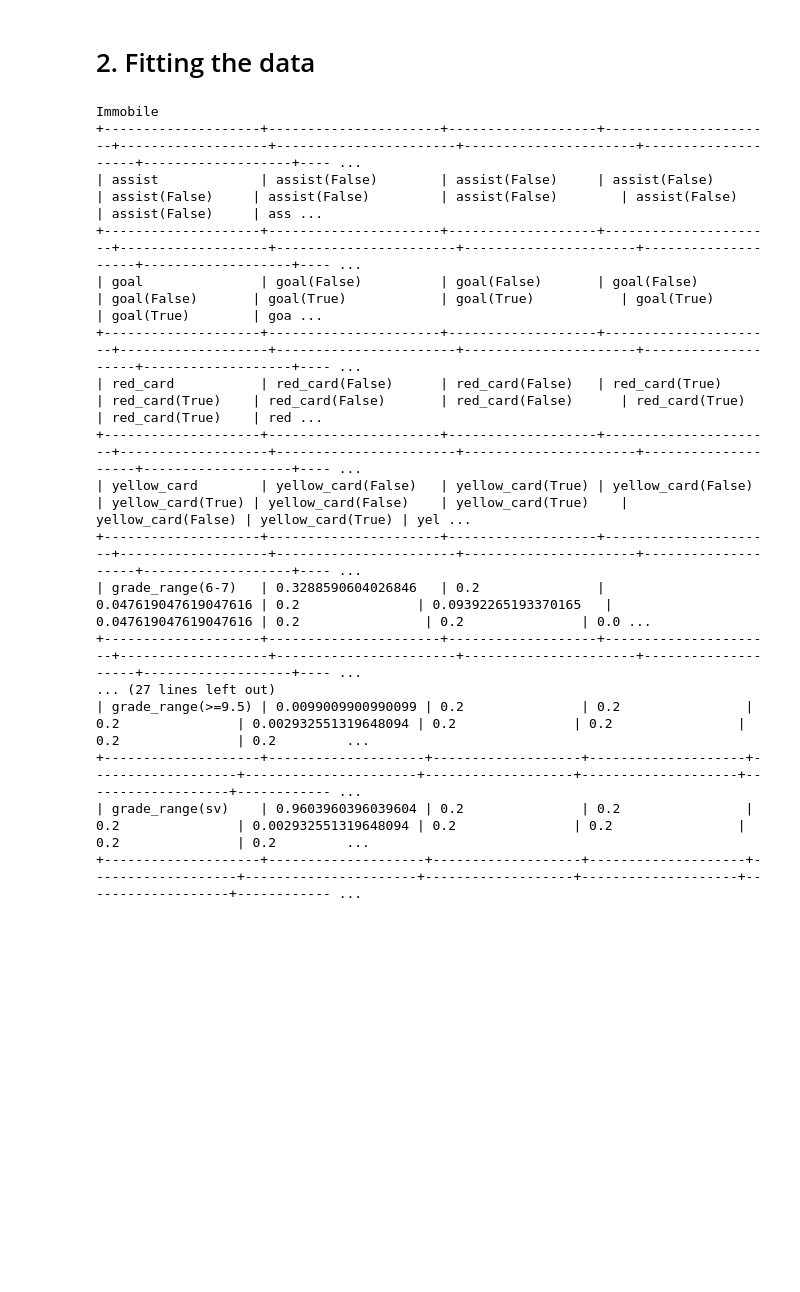
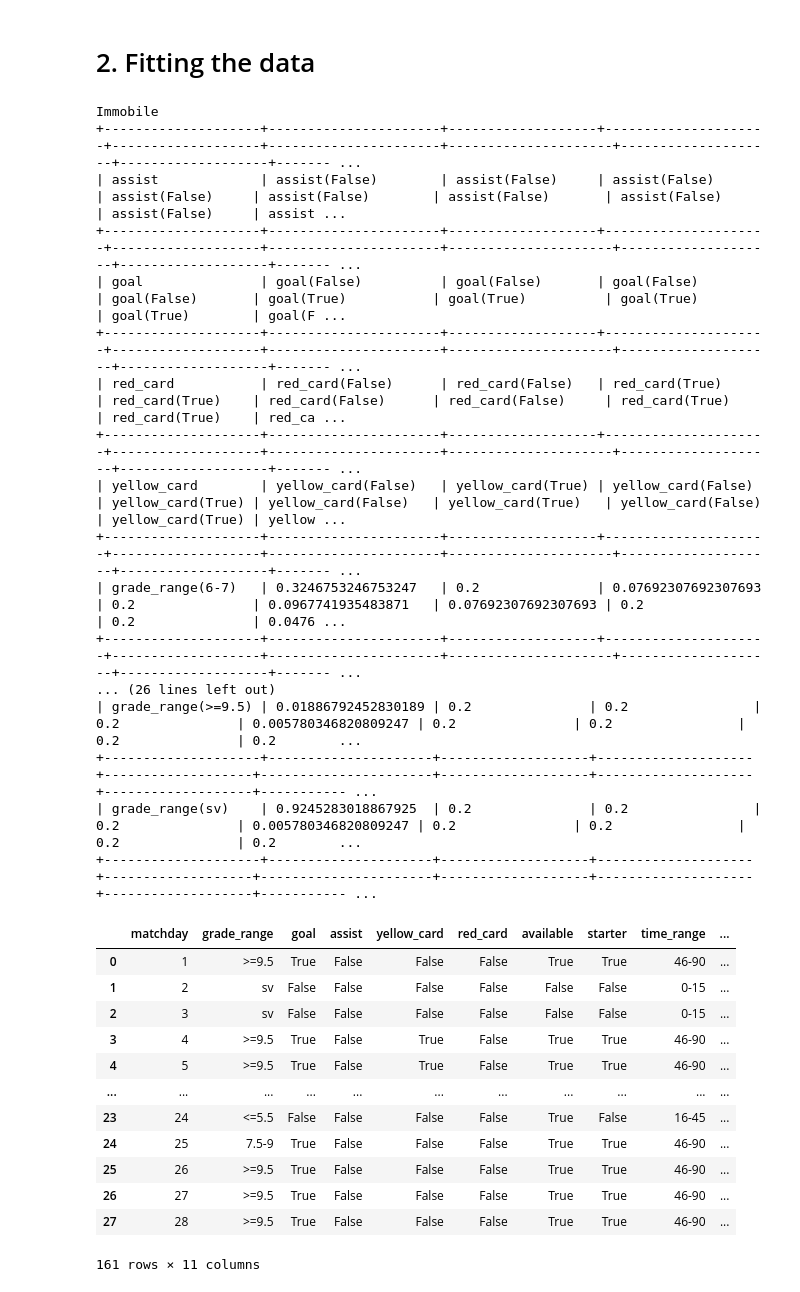
Before and after one commit to SalvoPisciotta/FantaBayesianNet, a Jupyter notebook: src/FantaBayesianNet.ipynb, the cells around one changed output. Cells and saved outputs as stored; diff of their text form; code cells hidden in the pictures; blank space fills up the shorter version.

```diff
--- a/src/FantaBayesianNet.ipynb
+++ b/src/FantaBayesianNet.ipynb
@@ -95,11 +97,12 @@ Saving stats_ibrahimovic.csv to stats_ibrahimovic.csv
 # %%
 import pandas as pd
 from pgmpy.estimators import BayesianEstimator
+
 # Loading player dataframe (Immobile)
 model_immobile = model.copy()
 df_immobile = pd.read_csv("stats_immobile.csv")
 # Fitting model
-model_immobile.fit(df_immobile, estimator=BayesianEstimator)
+model_immobile.fit(df_immobile, estimator=BayesianEstimator,prior_type="BDeu",equivalent_sample_size=10,complete_samples_only=False)
 print("Immobile")
 print(model_immobile.get_cpds("grade_range"))
 
@@ -107,31 +110,55 @@ print(model_immobile.get_cpds("grade_range"))
 model_ibrahimovic = model.copy()
 df_ibrahimovic = pd.read_csv("stats_ibrahimovic.csv")
 # Fitting model
-model_ibrahimovic.fit(df_ibrahimovic, estimator=BayesianEstimator)
-print("Ibrahimovic")
+model_ibrahimovic.fit(df_ibrahimovic, estimator=BayesianEstimator,prior_type='BDeu', equivalent_sample_size=1000)
+#print("Ibrahimovic")
 #print(model_ibrahimovic.get_cpds("deployability"))
 
 # Second version of the model, it provides better results wrt the real domain but smoothing...
 model_immobile_2 = model_2.copy()
 # Fitting model
-model_immobile_2.fit(df_immobile, estimator=BayesianEstimator)
+model_immobile_2.fit(df_immobile, estimator=BayesianEstimator,prior_type="BDeu",equivalent_sample_size=10,complete_samples_only=False)
 print("Immobile second model")
 print(model_immobile_2.get_cpds("grade_range"))
 # %% [output]
 Immobile
-+--------------------+----------------------+-------------------+----------------------+-------------------+-----------------------+----------------------+--------------------+-------------------+---- ...
-| assist             | assist(False)        | assist(False)     | assist(False)        | assist(False)     | assist(False)         | assist(False)        | assist(False)      | assist(False)     | ass ...
-+--------------------+----------------------+-------------------+----------------------+-------------------+-----------------------+----------------------+--------------------+-------------------+---- ...
-| goal               | goal(False)          | goal(False)       | goal(False)          | goal(False)       | goal(True)            | goal(True)           | goal(True)         | goal(True)        | goa ...
-+--------------------+----------------------+-------------------+----------------------+-------------------+-----------------------+----------------------+--------------------+-------------------+---- ...
-| red_card           | red_card(False)      | red_card(False)   | red_card(True)       | red_card(True)    | red_card(False)       | red_card(False)      | red_card(True)     | red_card(True)    | red ...
-+--------------------+----------------------+-------------------+----------------------+-------------------+-----------------------+----------------------+--------------------+-------------------+---- ...
-| yellow_card        | yellow_card(False)   | yellow_card(True) | yellow_card(False)   | yellow_card(True) | yellow_card(False)    | yellow_card(True)    | yellow_card(False) | yellow_card(True) | yel ...
-+--------------------+----------------------+-------------------+----------------------+-------------------+-----------------------+----------------------+--------------------+-------------------+---- ...
-| grade_range(6-7)   | 0.3288590604026846   | 0.2               | 0.047619047619047616 | 0.2               | 0.09392265193370165   | 0.047619047619047616 | 0.2                | 0.2               | 0.0 ...
-+--------------------+----------------------+-------------------+----------------------+-------------------+-----------------------+----------------------+--------------------+-------------------+---- ...
-... (27 lines left out)
-| grade_range(>=9.5) | 0.0099009900990099 | 0.2               | 0.2                | 0.2               | 0.002932551319648094 | 0.2               | 0.2                | 0.2               | 0.2         ...
-+--------------------+--------------------+-------------------+--------------------+-------------------+----------------------+-------------------+--------------------+-------------------+------------ ...
-| grade_range(sv)    | 0.9603960396039604 | 0.2               | 0.2                | 0.2               | 0.002932551319648094 | 0.2               | 0.2                | 0.2               | 0.2         ...
-+--------------------+--------------------+-------------------+--------------------+-------------------+----------------------+-------------------+--------------------+-------------------+------------ ...
++--------------------+----------------------+-------------------+---------------------+-------------------+----------------------+---------------------+--------------------+-------------------+------- ...
+| assist             | assist(False)        | assist(False)     | assist(False)       | assist(False)     | assist(False)        | assist(False)       | assist(False)      | assist(False)     | assist ...
++--------------------+----------------------+-------------------+---------------------+-------------------+----------------------+---------------------+--------------------+-------------------+------- ...
+| goal               | goal(False)          | goal(False)       | goal(False)         | goal(False)       | goal(True)           | goal(True)          | goal(True)         | goal(True)        | goal(F ...
++--------------------+----------------------+-------------------+---------------------+-------------------+----------------------+---------------------+--------------------+-------------------+------- ...
+| red_card           | red_card(False)      | red_card(False)   | red_card(True)      | red_card(True)    | red_card(False)      | red_card(False)     | red_card(True)     | red_card(True)    | red_ca ...
++--------------------+----------------------+-------------------+---------------------+-------------------+----------------------+---------------------+--------------------+-------------------+------- ...
+| yellow_card        | yellow_card(False)   | yellow_card(True) | yellow_card(False)  | yellow_card(True) | yellow_card(False)   | yellow_card(True)   | yellow_card(False) | yellow_card(True) | yellow ...
++--------------------+----------------------+-------------------+---------------------+-------------------+----------------------+---------------------+--------------------+-------------------+------- ...
+| grade_range(6-7)   | 0.3246753246753247   | 0.2               | 0.07692307692307693 | 0.2               | 0.0967741935483871   | 0.07692307692307693 | 0.2                | 0.2               | 0.0476 ...
++--------------------+----------------------+-------------------+---------------------+-------------------+----------------------+---------------------+--------------------+-------------------+------- ...
+... (26 lines left out)
+| grade_range(>=9.5) | 0.01886792452830189 | 0.2               | 0.2                | 0.2               | 0.005780346820809247 | 0.2               | 0.2                | 0.2               | 0.2        ...
++--------------------+---------------------+-------------------+--------------------+-------------------+----------------------+-------------------+--------------------+-------------------+----------- ...
+| grade_range(sv)    | 0.9245283018867925  | 0.2               | 0.2                | 0.2               | 0.005780346820809247 | 0.2               | 0.2                | 0.2               | 0.2        ...
++--------------------+---------------------+-------------------+--------------------+-------------------+----------------------+-------------------+--------------------+-------------------+----------- ...
+# %%
+df_ibrahimovic = pd.read_csv("stats_ibrahimovic.csv")
+df_immobile = pd.read_csv("stats_immobile.csv")
+df_muriel = pd.read_csv("stats_muriel.csv")
+df_simy = pd.read_csv("stats_simy.csv")
+df_lozano = pd.read_csv("stats_lozano.csv")
+df_morata = pd.read_csv("stats_morata.csv")
+
+df = pd.concat([df_ibrahimovic, df_immobile, df_muriel, df_morata, df_lozano, df_simy])
+df
+# %% [output]
+|  | matchday | grade_range | goal | assist | yellow_card | red_card | available | starter | time_range | ... |
+| 0 | 1 | >=9.5 | True | False | False | False | True | True | 46-90 | ... |
+| 1 | 2 | sv | False | False | False | False | False | False | 0-15 | ... |
+| 2 | 3 | sv | False | False | False | False | False | False | 0-15 | ... |
+| 3 | 4 | >=9.5 | True | False | True | False | True | True | 46-90 | ... |
+| 4 | 5 | >=9.5 | True | False | True | False | True | True | 46-90 | ... |
+| ... | ... | ... | ... | ... | ... | ... | ... | ... | ... | ... |
+| 23 | 24 | <=5.5 | False | False | False | False | True | False | 16-45 | ... |
+| 24 | 25 | 7.5-9 | True | False | False | False | True | True | 46-90 | ... |
+| 25 | 26 | >=9.5 | True | False | False | False | True | True | 46-90 | ... |
+| 26 | 27 | >=9.5 | True | False | False | False | True | True | 46-90 | ... |
+| 27 | 28 | >=9.5 | True | False | False | False | True | True | 46-90 | ... |
+161 rows × 11 columns
```
Also changed, not shown: parts of 3 cells of this notebook.
